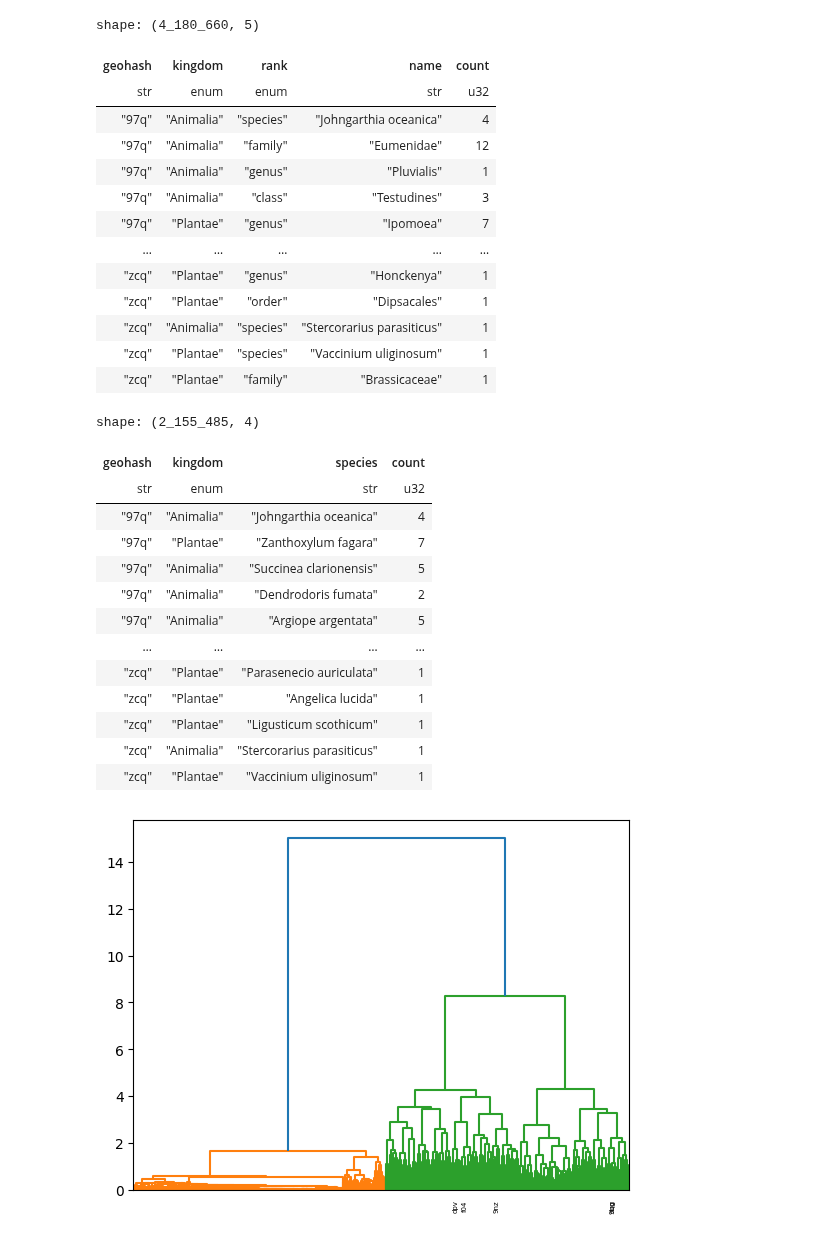
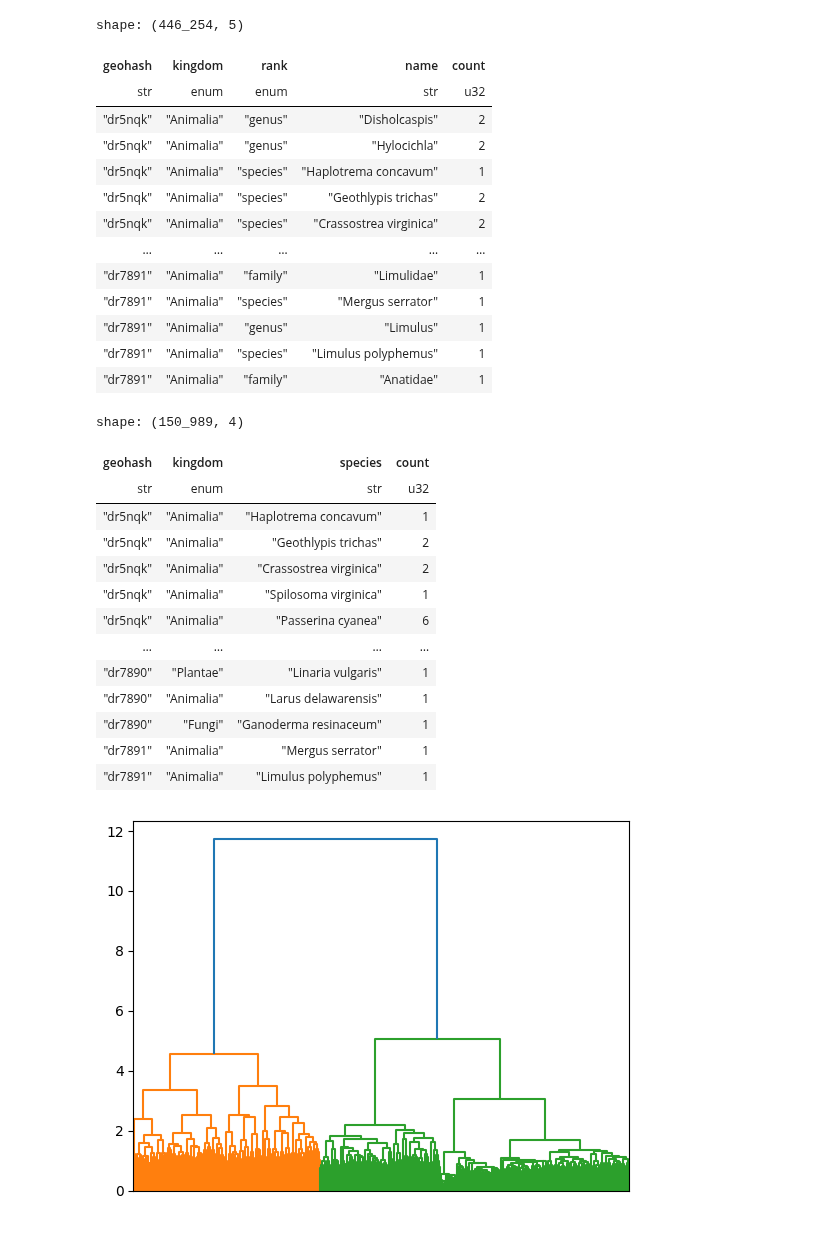
Before and after one commit to frewsxcv/citizen-science-bioregionalization, a Jupyter notebook: Workspace.ipynb, the cells around one changed output. Cells and saved outputs as stored; diff of their text form; code cells hidden in the pictures.

```diff
--- a/Workspace.ipynb
+++ b/Workspace.ipynb
@@ -21,13 +11,12 @@ from src import cluster_index
 import polars as pl
 # %%
 # Inputs
-input_file = "data-north-america-us-ca-mx.csv"
-# geohash_precision = 4
-geohash_precision = 4
+input_file = "data-new-york-city.txt"
+geohash_precision = 6
 show_dendrogram = True
 log_file = "log.txt"
 output_file = "output.geojson"
-num_clusters = 15
+num_clusters = 8
 use_cache = False
 plot = True
 # %%
@@ -40,47 +29,47 @@ darwin_core_aggregations = DarwinCoreAggregations.build(
 # %%
 darwin_core_aggregations.unfiltered_taxon_counts
 # %% [output]
-shape: (4_180_660, 5)
+shape: (446_254, 5)
 | geohash | kingdom | rank | name | count |
 | str | enum | enum | str | u32 |
-| "97q" | "Animalia" | "species" | "Johngarthia oceanica" | 4 |
-| "97q" | "Animalia" | "family" | "Eumenidae" | 12 |
-| "97q" | "Animalia" | "genus" | "Pluvialis" | 1 |
-| "97q" | "Animalia" | "class" | "Testudines" | 3 |
-| "97q" | "Plantae" | "genus" | "Ipomoea" | 7 |
+| "dr5nqk" | "Animalia" | "genus" | "Disholcaspis" | 2 |
+| "dr5nqk" | "Animalia" | "genus" | "Hylocichla" | 2 |
+| "dr5nqk" | "Animalia" | "species" | "Haplotrema concavum" | 1 |
+| "dr5nqk" | "Animalia" | "species" | "Geothlypis trichas" | 2 |
+| "dr5nqk" | "Animalia" | "species" | "Crassostrea virginica" | 2 |
 | … | … | … | … | … |
-| "zcq" | "Plantae" | "genus" | "Honckenya" | 1 |
-| "zcq" | "Plantae" | "order" | "Dipsacales" | 1 |
-| "zcq" | "Animalia" | "species" | "Stercorarius parasiticus" | 1 |
-| "zcq" | "Plantae" | "species" | "Vaccinium uliginosum" | 1 |
-| "zcq" | "Plantae" | "family" | "Brassicaceae" | 1 |
+| "dr7891" | "Animalia" | "family" | "Limulidae" | 1 |
+| "dr7891" | "Animalia" | "species" | "Mergus serrator" | 1 |
+| "dr7891" | "Animalia" | "genus" | "Limulus" | 1 |
+| "dr7891" | "Animalia" | "species" | "Limulus polyphemus" | 1 |
+| "dr7891" | "Animalia" | "family" | "Anatidae" | 1 |
 # %%
 darwin_core_aggregations.taxon_counts
 # %% [output]
-shape: (2_155_485, 4)
+shape: (150_989, 4)
 | geohash | kingdom | species | count |
 | str | enum | str | u32 |
-| "97q" | "Animalia" | "Johngarthia oceanica" | 4 |
-| "97q" | "Plantae" | "Zanthoxylum fagara" | 7 |
-| "97q" | "Animalia" | "Succinea clarionensis" | 5 |
-| "97q" | "Animalia" | "Dendrodoris fumata" | 2 |
-| "97q" | "Animalia" | "Argiope argentata" | 5 |
+| "dr5nqk" | "Animalia" | "Haplotrema concavum" | 1 |
+| "dr5nqk" | "Animalia" | "Geothlypis trichas" | 2 |
+| "dr5nqk" | "Animalia" | "Crassostrea virginica" | 2 |
+| "dr5nqk" | "Animalia" | "Spilosoma virginica" | 1 |
+| "dr5nqk" | "Animalia" | "Passerina cyanea" | 6 |
 | … | … | … | … |
-| "zcq" | "Plantae" | "Parasenecio auriculata" | 1 |
-| "zcq" | "Plantae" | "Angelica lucida" | 1 |
-| "zcq" | "Plantae" | "Ligusticum scothicum" | 1 |
-| "zcq" | "Animalia" | "Stercorarius parasiticus" | 1 |
-| "zcq" | "Plantae" | "Vaccinium uliginosum" | 1 |
+| "dr7890" | "Plantae" | "Linaria vulgaris" | 1 |
+| "dr7890" | "Animalia" | "Larus delawarensis" | 1 |
+| "dr7890" | "Fungi" | "Ganoderma resinaceum" | 1 |
+| "dr7891" | "Animalia" | "Mergus serrator" | 1 |
+| "dr7891" | "Animalia" | "Limulus polyphemus" | 1 |
 # %%
 
-clusters = cluster(
+clusters = cluster.run(
     darwin_core_aggregations,
     num_clusters,
     show_dendrogram,
     use_cache,
 )
 # %% [output]
-[figure, old version]
+[figure, new version]
 # %%
 # Find the top averages of taxon
 all_stats = Stats.build(darwin_core_aggregations)
```
Also changed, not shown: parts of 3 cells of this notebook, 8 other files.
